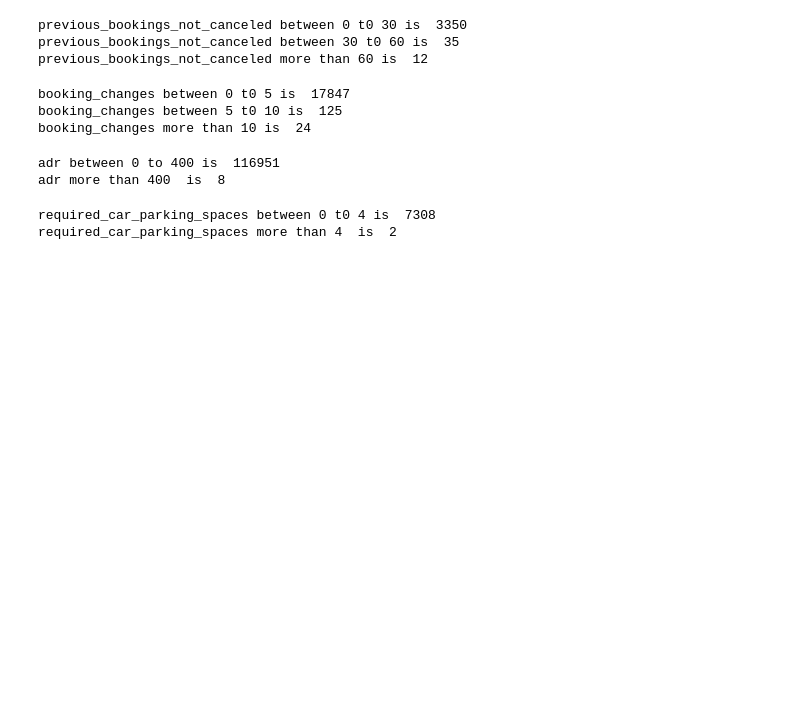
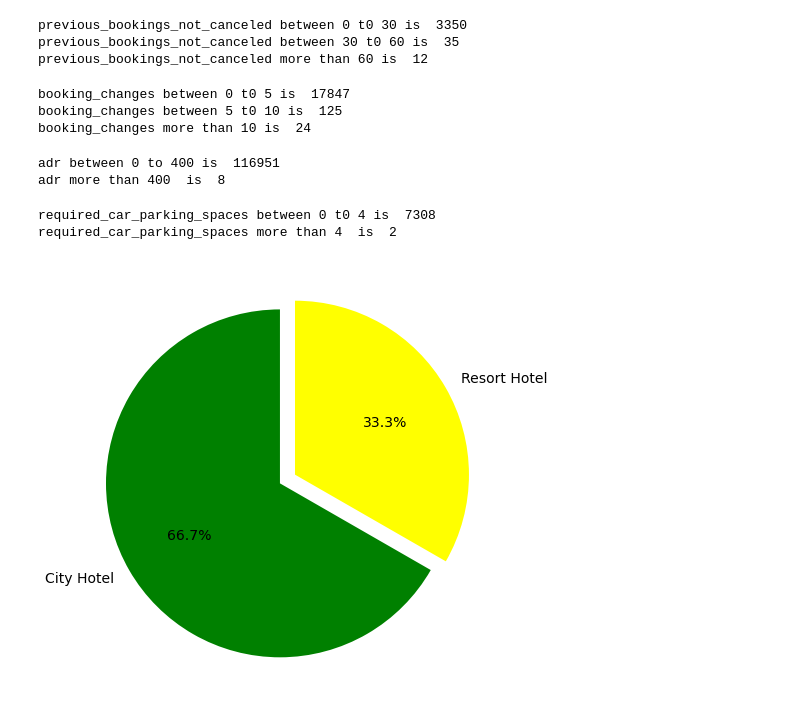
Before and after one commit to SUDHANSHU4497/hotel-booking-analysis, a Jupyter notebook: Hotel_Booking_Analysis.ipynb, the cells around one changed output. Drawn from its saved outputs; the diff is of its cells as text; code cells hidden in the pictures; blank space fills up the shorter version.

```diff
--- a/Hotel_Booking_Analysis.ipynb
+++ b/Hotel_Booking_Analysis.ipynb
@@ -346,7 +344,17 @@ hba_df.loc[hba_df.previous_bookings_not_canceled > 0, 'previous_bookings_not_can
 hba_df.loc[hba_df.previous_cancellations > 0, 'previous_cancellations'] = 1
 hba_df.loc[hba_df.stays_in_week_nights > 10, 'stays_in_week_nights'] = 10
 hba_df.loc[hba_df.booking_changes > 5, 'booking_changes'] = 5
-hba_df.loc[hba_df.babies > 8, 'babies'] = 0
-hba_df.loc[hba_df.required_car_parking_spaces > 5, 'required_car_parking_spaces'] = 0
-hba_df.loc[hba_df.children > 8, 'children'] = 0
+hba_df.loc[hba_df.babies > 8, 'babies'] = 8
+hba_df.loc[hba_df.required_car_parking_spaces > 5, 'required_car_parking_spaces'] = 5
+hba_df.loc[hba_df.children > 8, 'children'] = 8
 hba_df.loc[hba_df.adr > 400, 'adr'] = 400
+# %%
+plt.rcParams['figure.figsize'] = 8,8
+labels = hba_df['hotel'].value_counts().index.tolist()
+sizes = hba_df['hotel'].value_counts().tolist()
+explode = (0, 0.1)
+colors = sns.color_palette(['Green','yellow'])[0:5]
+plt.pie(sizes, explode=explode, labels=labels, colors=colors, autopct='%1.1f%%',startangle=90, textprops={'fontsize': 14})
+plt.show()
+# %% [output]
+[figure, added]
```
Also changed, not shown: parts of 5 cells of this notebook.
